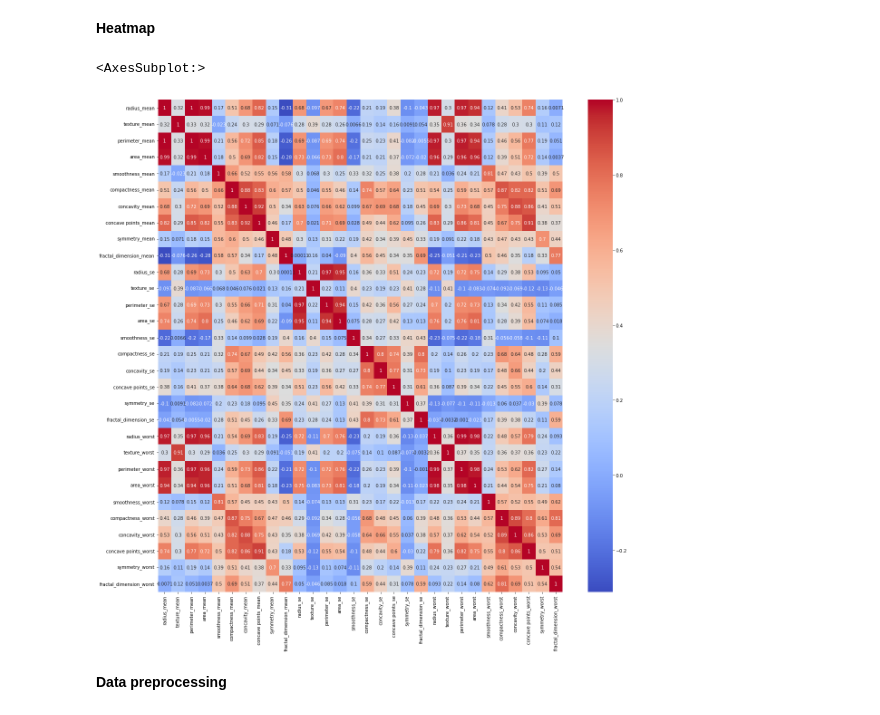
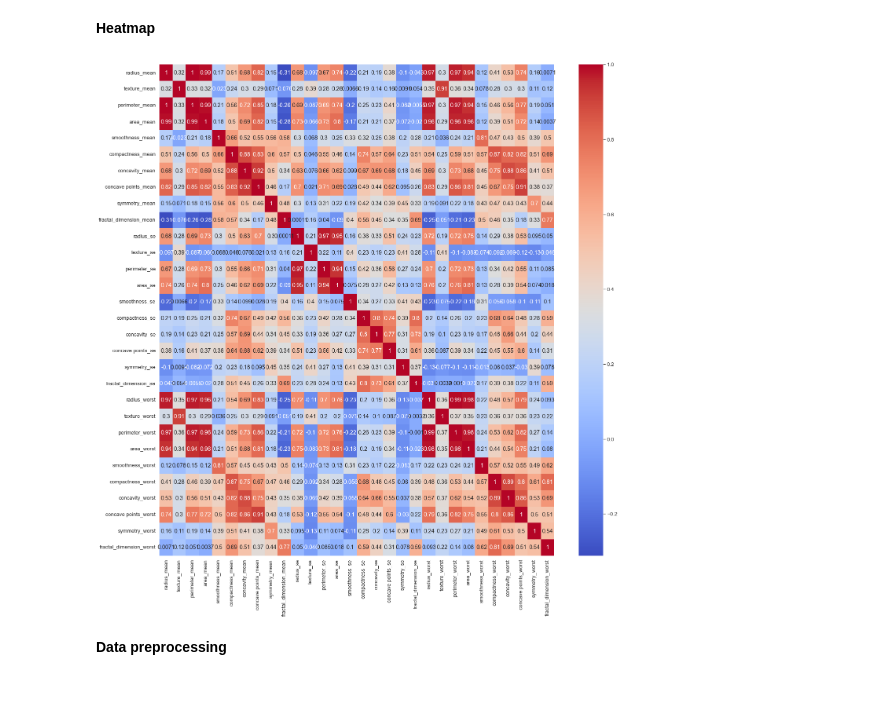
Before and after one commit to RobVergano/PDA22-Project-2, a Jupyter notebook: PDA22 Project 2.ipynb, the cells around one changed output. Cells and saved outputs as stored; diff of their text form; code cells hidden in the pictures.

```diff
--- a/PDA22 Project 2.ipynb
+++ b/PDA22 Project 2.ipynb
@@ -102,10 +102,10 @@ pd.DataFrame.describe(ds)
 # %%
 # Finding correlation among features using sns' heatmap
 plt.figure(figsize=(20,20))
 sns.heatmap(ds.corr(),annot=True,cmap='coolwarm')
+plt.tight_layout()
 # %% [output]
-<AxesSubplot:>
-[figure, old version]
+[figure, new version]
 # %% [markdown]
 **Data preprocessing**
 # %%
```
Also changed, not shown: parts of 63 cells of this notebook.
